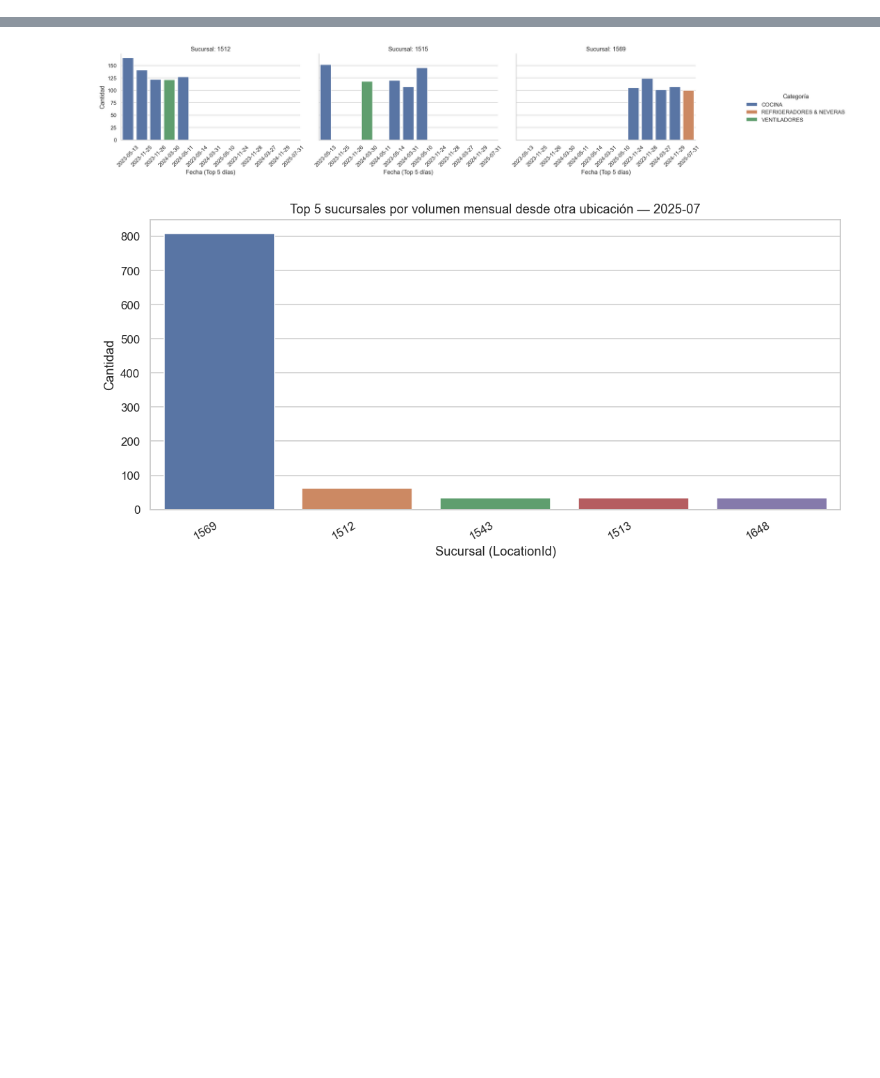
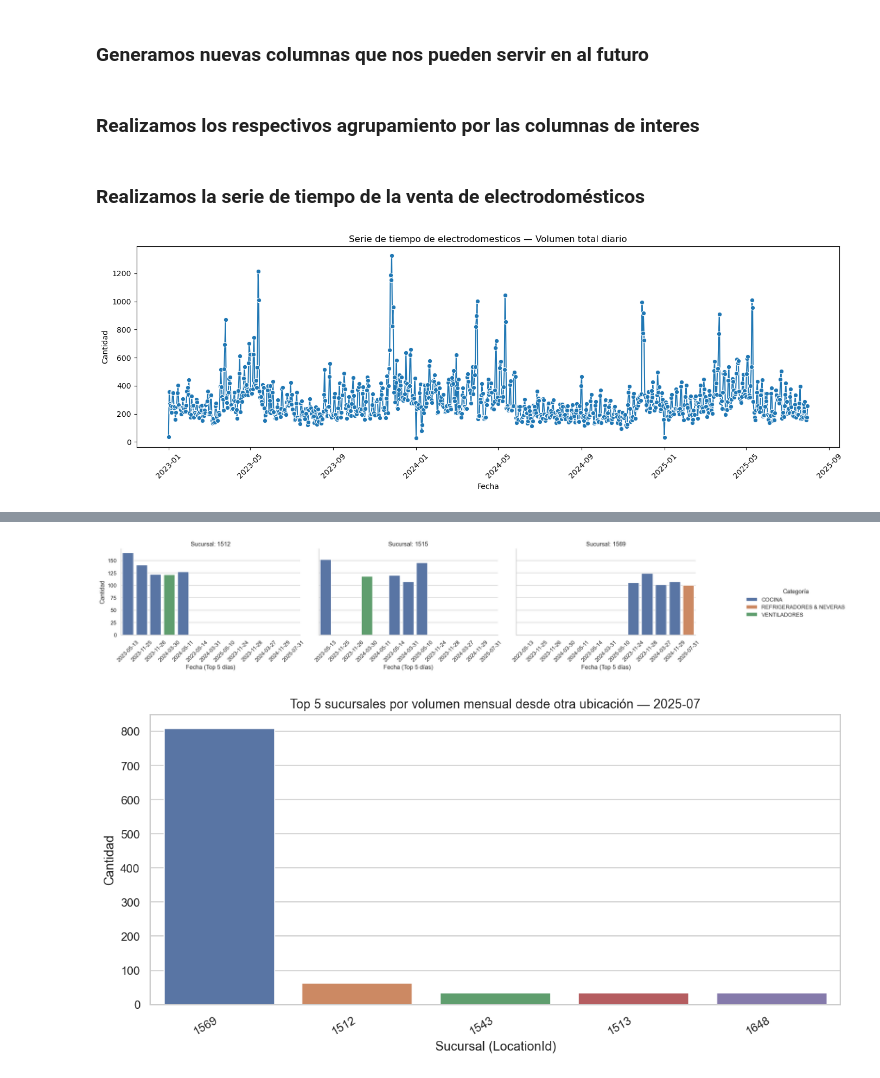
Before and after one commit to Marlonsz36/Prueba_Tecnica, a Jupyter notebook: notebooks/Insights.ipynb, the cells around one changed output, grey strips where cells are left out. Drawn from its saved outputs; the diff is of its cells as text; code cells hidden in the pictures; blank space fills up the shorter version.

```diff
--- a/notebooks/Insights.ipynb
+++ b/notebooks/Insights.ipynb
@@ -31 +41,3 @@ electronics=electronics[(electronics["SectionProduc"]=="GAMA  BLANCA") |( electr
+# %% [markdown]
+### Generamos nuevas columnas que nos pueden servir en al futuro
 # %%
@@ -41,3 +53,5 @@ mascotas=mascotas[(mascotas["General"]=="MASCOTAS") ]
+# %% [markdown]
+### Realizamos los respectivos agrupamiento por las columnas de interes
 # %%
 df_aggelec = electronics.groupby(['Date', 'LocationId', 'LocationStockId','Category', 'TipoTienda',
        'DimensionesTienda', 'Ciudad'], as_index=False).agg({
@@ -51,3 +65,26 @@ df_aggmasc = mascotas.groupby(['Date', 'LocationId', 'LocationStockId','Category
     'ganancia': 'sum',
     'Quantity': 'sum'
 })
+# %% [markdown]
+### Realizamos la serie de tiempo de la venta de electrodomésticos
+# %%
+df_aggelec["Date"] = pd.to_datetime(df_aggelec["Date"], errors="coerce")
+
+# 1) Serie de tiempo total (diaria)
+serie_total = (
+    df_aggelec.groupby("Date", as_index=False)["Quantity"]
+              .sum()
+              .sort_values("Date")
+)
+
+plt.figure(figsize=(14, 5))
+sns.lineplot(data=serie_total, x="Date", y="Quantity", marker="o")
+plt.title("Serie de tiempo de electrodomesticos — Volumen total diario")
+plt.xlabel("Fecha")
+plt.ylabel("Cantidad")
+plt.xticks(rotation=45)
+plt.tight_layout()
+plt.savefig("../output/images/elec/serie_tiempo_total.png", bbox_inches="tight")
+plt.show()
+# %% [output]
+[figure, added]
```
Also changed, not shown: parts of 15 cells of this notebook, 34 other files.
